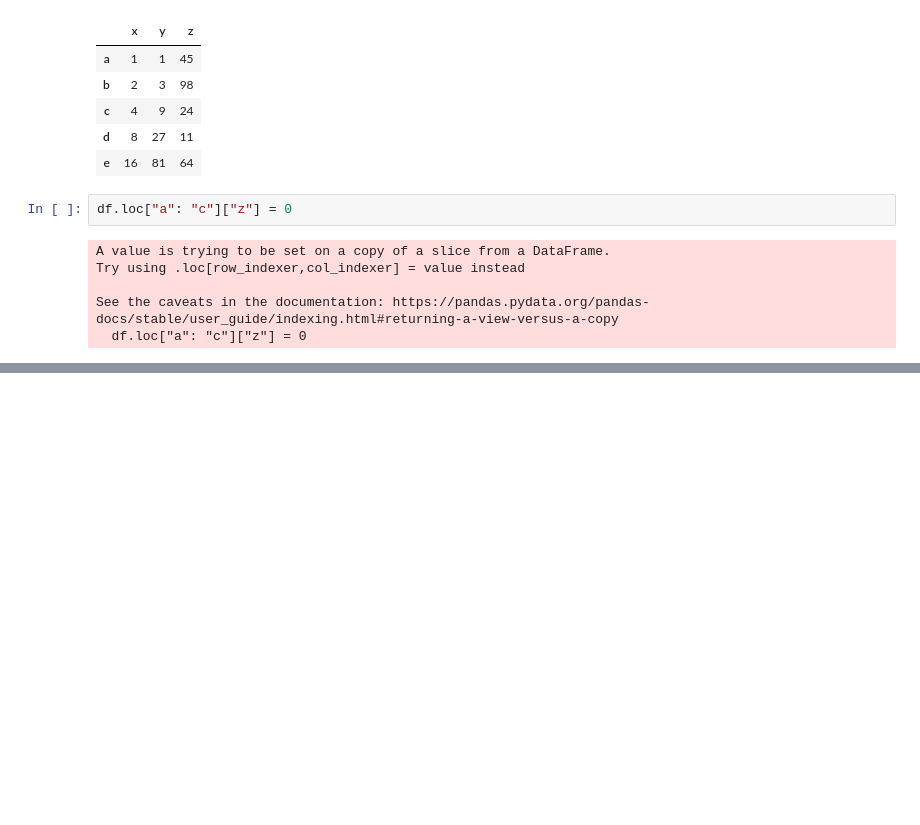
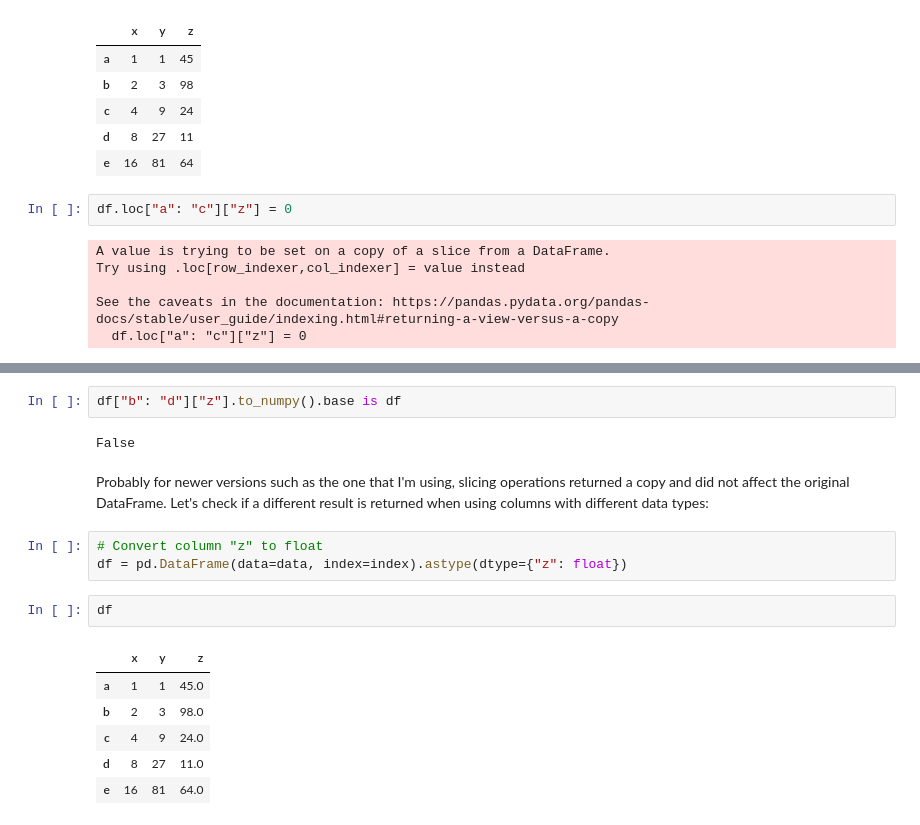
Before and after one commit to felipesebben/Pandas_learning_path, a Jupyter notebook: 6_setting_with_copy_warning/setting_with_copy_warning-_views_vs_copies.ipynb, the cells around one changed output, grey strips where cells are left out. Cells and saved outputs as stored; diff of their text form; blank space fills up the shorter version.

```diff
--- a/6_setting_with_copy_warning/setting_with_copy_warning-_views_vs_copies.ipynb
+++ b/6_setting_with_copy_warning/setting_with_copy_warning-_views_vs_copies.ipynb
@@ -855,0 +907,18 @@ See the caveats in the documentation: https://pandas.pydata.org/pandas-docs/stab
+# %%
+df["b": "d"]["z"].to_numpy().base is df
+# %% [output]
+False
+# %% [markdown]
+<p>Probably for newer versions such as the one that I'm using, slicing operations returned a copy and did not affect the original DataFrame. Let's check if a different result is returned when using columns with different data types:</p>
+# %%
+# Convert column "z" to float
+df = pd.DataFrame(data=data, index=index).astype(dtype={"z": float})
+# %%
+df
+# %% [output]
+|  | x | y | z |
+| a | 1 | 1 | 45.0 |
+| b | 2 | 3 | 98.0 |
+| c | 4 | 9 | 24.0 |
+| d | 8 | 27 | 11.0 |
+| e | 16 | 81 | 64.0 |
```
Also changed, not shown: parts of 20 cells of this notebook.
